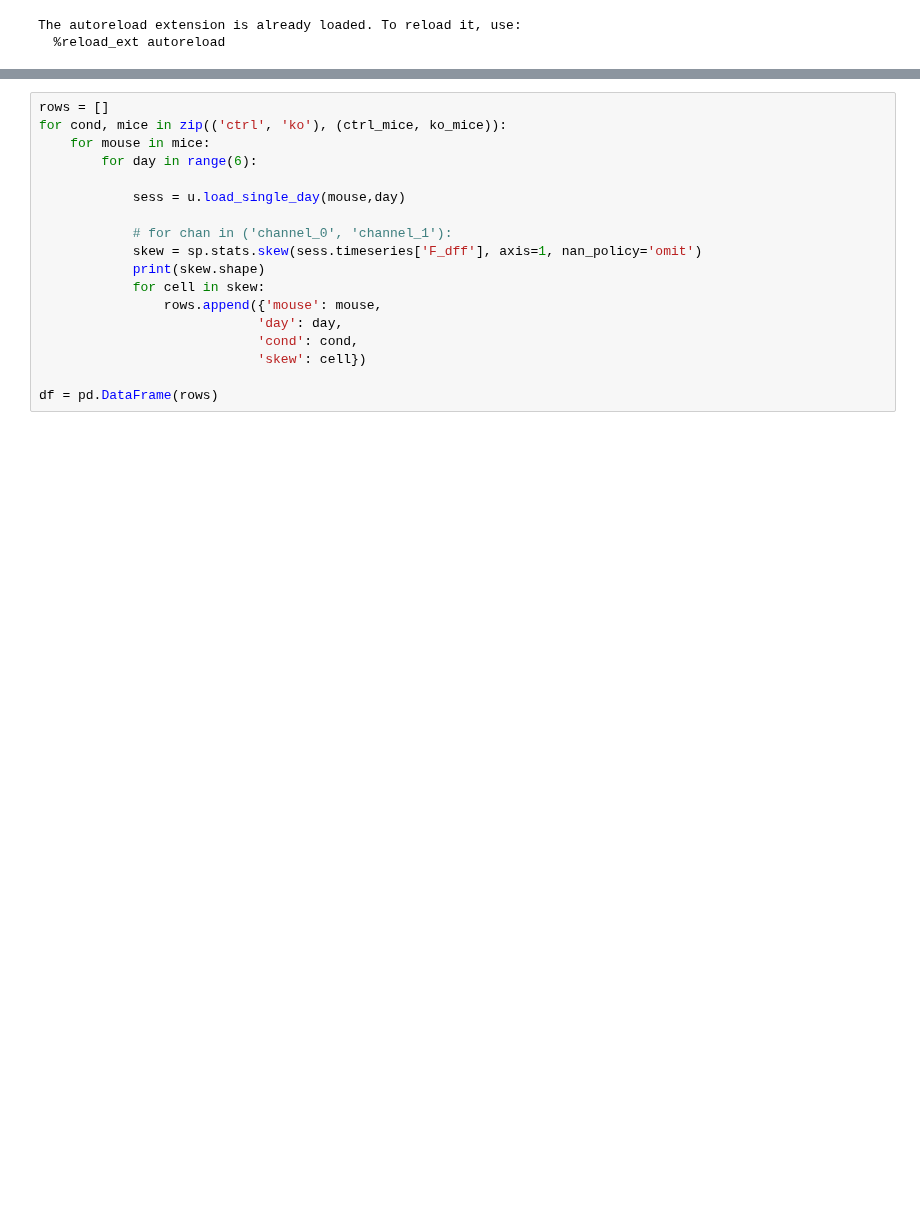
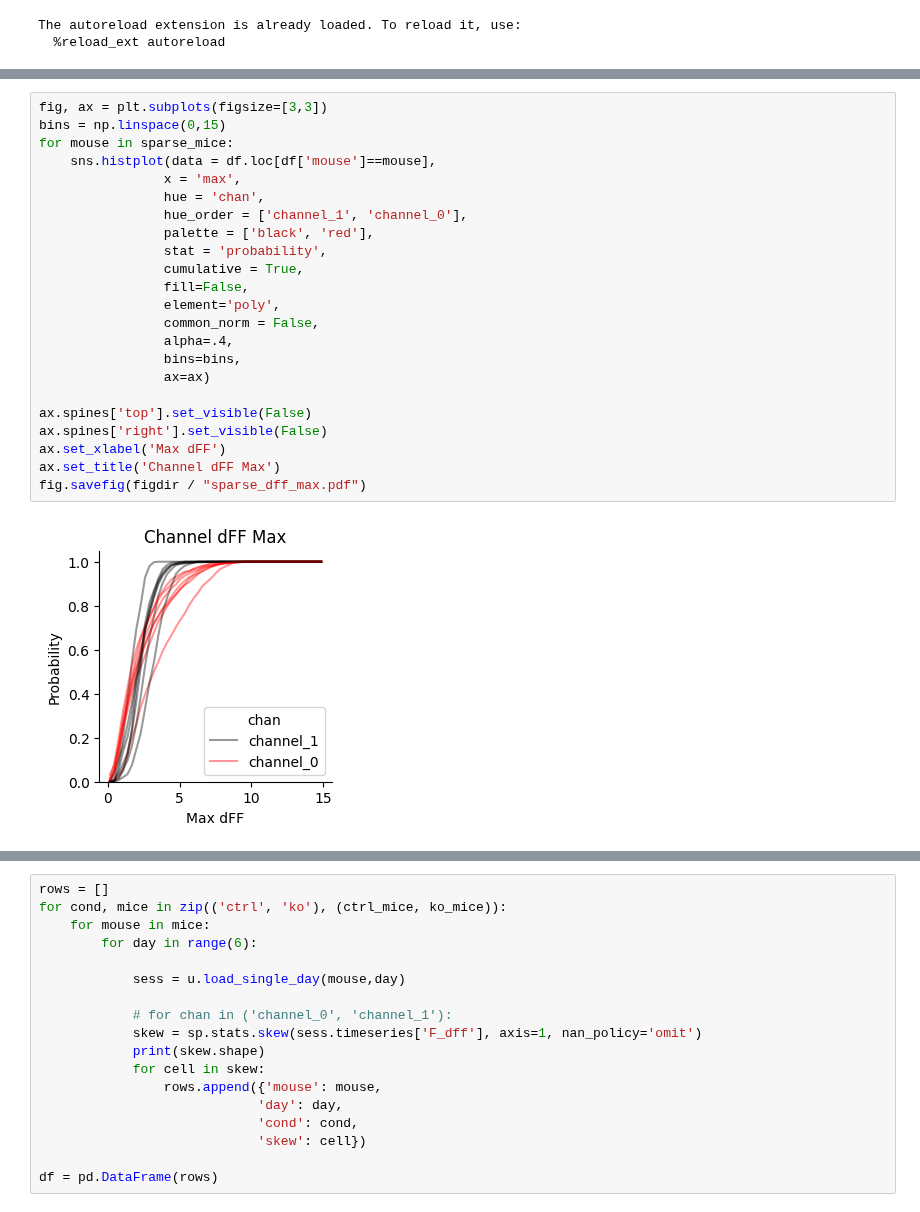
Before and after one commit to GiocomoLab/STX3KO_analyses, a Jupyter notebook: notebooks/caculate_cell_snr.ipynb, the cells around one changed output, grey strips where cells are left out. Drawn from its saved outputs; the diff is of its cells as text; blank space fills up the shorter version.

```diff
--- a/notebooks/caculate_cell_snr.ipynb
+++ b/notebooks/caculate_cell_snr.ipynb
@@ -100,0 +149,25 @@ for mouse in sparse_mice:
+# %%
+fig, ax = plt.subplots(figsize=[3,3])
+bins = np.linspace(0,15)
+for mouse in sparse_mice:
+    sns.histplot(data = df.loc[df['mouse']==mouse],
+                x = 'max',
+                hue = 'chan',
+                hue_order = ['channel_1', 'channel_0'],
+                palette = ['black', 'red'],
+                stat = 'probability',
+                cumulative = True,
+                fill=False,
+                element='poly',
+                common_norm = False,
+                alpha=.4,
+                bins=bins,
+                ax=ax)
+
+ax.spines['top'].set_visible(False)
+ax.spines['right'].set_visible(False)
+ax.set_xlabel('Max dFF')
+ax.set_title('Channel dFF Max')
+fig.savefig(figdir / "sparse_dff_max.pdf")
+# %% [output]
+[figure, added]
```
Also changed, not shown: parts of 16 cells of this notebook, 9 other files.
